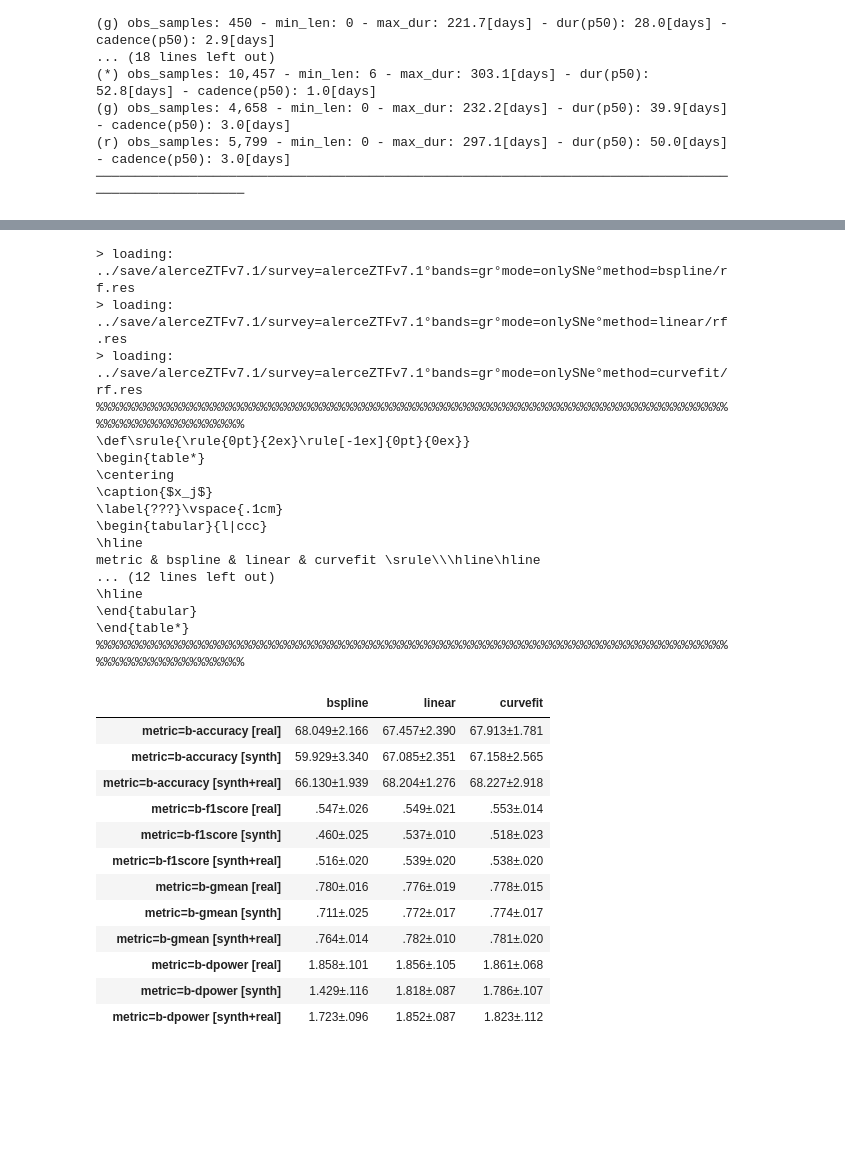
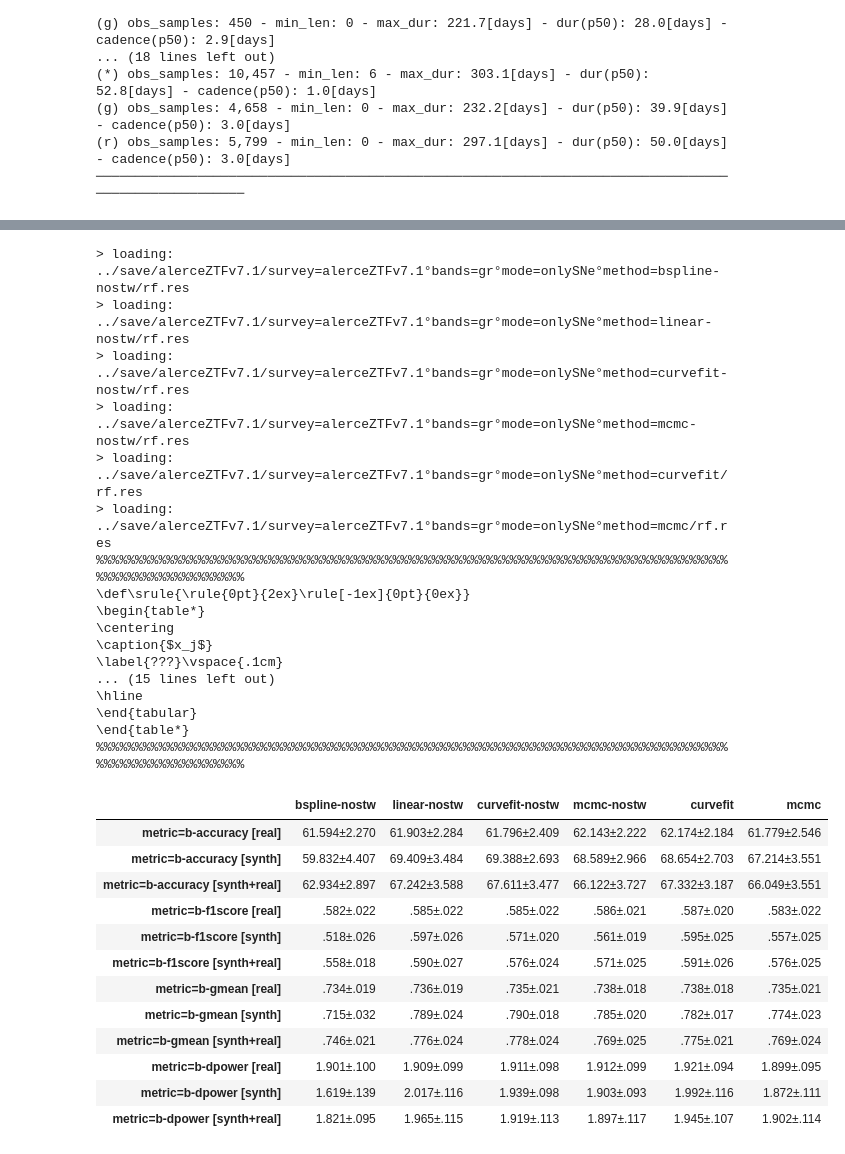
Before and after one commit to opimentel-github/astro-lightcurves-fats, a Jupyter notebook: experiments/random_forest.ipynb, the cells around one changed output, grey strips where cells are left out. Drawn from its saved outputs; the diff is of its cells as text; code cells hidden in the pictures; blank space fills up the shorter version.

```diff
--- a/experiments/random_forest.ipynb
+++ b/experiments/random_forest.ipynb
@@ -75,7 +75,7 @@ import matplotlib.pyplot as plt
 
 max_model_ids = 100
 test_lcset_name = 'val' # val test
-methods = ['curvefit', 'bspline', 'linear']
+methods = ['bspline-nostw', 'linear-nostw', 'curvefit-nostw', 'mcmc-nostw', 'curvefit', 'mcmc']
 #methods = ['linear']
 for method in methods:
     new_cfilename = f'{cfilename}°method={method}'
@@ -83,10 +83,11 @@ for method in methods:
     lcdataset = load_lcdataset(filedir)
     #print(lcdataset);assert 0
     rf_results = {}
+    cmethod = method.replace('-nostw', '')
     train_configs = [
         ('train', False),
-        (f'train.{method}', False),
-        (f'train.{method}', True),
+        (f'train.{cmethod}', False),
+        (f'train.{cmethod}', True),
     ]
     for (train_lcset_name,add_real_samples) in train_configs:
         load_rootdir = f'../save/{survey}/{new_cfilename}/features'
@@ -131,8 +144,8 @@ from flamingchoripan.datascience.statistics import XError
 from flamingchoripan.latex.latex_tables import LatexTable
 import pandas as pd
 
-methods = ['bspline', 'linear', 'curvefit']
-#methods = ['curvefit']
+methods = ['bspline-nostw', 'linear-nostw', 'curvefit-nostw', 'mcmc-nostw', 'curvefit', 'mcmc']
+#methods = ['linear']
 n_decimals = 3
 info_dict = {}
 for km,method in enumerate(methods):
@@ -141,57 +154,59 @@ for km,method in enumerate(methods):
     rf_results = load_pickle(load_filedir)
     model_ids = list(rf_results['train'].keys())
     d = {}
+    cmethod = method.replace('-nostw', '')
     for m in ['b-accuracy', 'b-f1score', 'b-gmean', 'b-dpower']:
         if km==0:
             info_dict[f'metric={m} [real]'] = {}
             info_dict[f'metric={m} [synth]'] = {}
             info_dict[f'metric={m} [synth+real]'] = {}
         info_dict[f'metric={m} [real]'][method] = XError([rf_results[f'train'][id]['metrics_dict'][m] for id in model_ids], n_decimals=n_decimals)
-        info_dict[f'metric={m} [synth]'][method] = XError([rf_results[f'train.{method}'][id]['metrics_dict'][m] for id in model_ids], n_decimals=n_decimals)
-        info_dict[f'metric={m} [synth+real]'][method] = XError([rf_results[f'train.{method}+real'][id]['metrics_dict'][m] for id in model_ids], n_decimals=n_decimals)
+        info_dict[f'metric={m} [synth]'][method] = XError([rf_results[f'train.{cmethod}'][id]['metrics_dict'][m] for id in model_ids], n_decimals=n_decimals)
+        info_dict[f'metric={m} [synth+real]'][method] = XError([rf_results[f'train.{cmethod}+real'][id]['metrics_dict'][m] for id in model_ids], n_decimals=n_decimals)
 
 info_df = pd.DataFrame.from_dict(info_dict, orient='index').reindex(list(info_dict.keys()))
 
 latex_kwargs = {
     'caption':'$x_j$',
     'label':'???',
-    'bold_criteriums':'max',
+    #'bold_criteriums':'max',
     #'custom_tabular_align':'l|cc|cc|cc',
 }
 latex_table = LatexTable(info_df, **latex_kwargs)
 print(latex_table)
 info_df
+# % \multicolumn{2}{c}{63.09$\pm$2.81}
 # %% [output]
-> loading: ../save/alerceZTFv7.1/survey=alerceZTFv7.1°bands=gr°mode=onlySNe°method=bspline/rf.res
-> loading: ../save/alerceZTFv7.1/survey=alerceZTFv7.1°bands=gr°mode=onlySNe°method=linear/rf.res
+> loading: ../save/alerceZTFv7.1/survey=alerceZTFv7.1°bands=gr°mode=onlySNe°method=bspline-nostw/rf.res
+> loading: ../save/alerceZTFv7.1/survey=alerceZTFv7.1°bands=gr°mode=onlySNe°method=linear-nostw/rf.res
+> loading: ../save/alerceZTFv7.1/survey=alerceZTFv7.1°bands=gr°mode=onlySNe°method=curvefit-nostw/rf.res
+> loading: ../save/alerceZTFv7.1/survey=alerceZTFv7.1°bands=gr°mode=onlySNe°method=mcmc-nostw/rf.res
 > loading: ../save/alerceZTFv7.1/survey=alerceZTFv7.1°bands=gr°mode=onlySNe°method=curvefit/rf.res
+> loading: ../save/alerceZTFv7.1/survey=alerceZTFv7.1°bands=gr°mode=onlySNe°method=mcmc/rf.res
 %%%%%%%%%%%%%%%%%%%%%%%%%%%%%%%%%%%%%%%%%%%%%%%%%%%%%%%%%%%%%%%%%%%%%%%%%%%%%%%%%%%%%%%%%%%%%%%%%%%%
 \def\srule{\rule{0pt}{2ex}\rule[-1ex]{0pt}{0ex}}
 \begin{table*}
 \centering
 \caption{$x_j$}
 \label{???}\vspace{.1cm}
-\begin{tabular}{l|ccc}
-\hline
-metric & bspline & linear & curvefit \srule\\\hline\hline
-... (12 lines left out)
+... (15 lines left out)
 \hline
 \end{tabular}
 \end{table*}
 %%%%%%%%%%%%%%%%%%%%%%%%%%%%%%%%%%%%%%%%%%%%%%%%%%%%%%%%%%%%%%%%%%%%%%%%%%%%%%%%%%%%%%%%%%%%%%%%%%%%
-|  | bspline | linear | curvefit |
-| metric=b-accuracy [real] | 68.049±2.166 | 67.457±2.390 | 67.913±1.781 |
-| metric=b-accuracy [synth] | 59.929±3.340 | 67.085±2.351 | 67.158±2.565 |
-| metric=b-accuracy [synth+real] | 66.130±1.939 | 68.204±1.276 | 68.227±2.918 |
-| metric=b-f1score [real] | .547±.026 | .549±.021 | .553±.014 |
-| metric=b-f1score [synth] | .460±.025 | .537±.010 | .518±.023 |
-| metric=b-f1score [synth+real] | .516±.020 | .539±.020 | .538±.020 |
-| metric=b-gmean [real] | .780±.016 | .776±.019 | .778±.015 |
-| metric=b-gmean [synth] | .711±.025 | .772±.017 | .774±.017 |
-| metric=b-gmean [synth+real] | .764±.014 | .782±.010 | .781±.020 |
-| metric=b-dpower [real] | 1.858±.101 | 1.856±.105 | 1.861±.068 |
-| metric=b-dpower [synth] | 1.429±.116 | 1.818±.087 | 1.786±.107 |
-| metric=b-dpower [synth+real] | 1.723±.096 | 1.852±.087 | 1.823±.112 |
+|  | bspline-nostw | linear-nostw | curvefit-nostw | mcmc-nostw | curvefit | mcmc |
+| metric=b-accuracy [real] | 61.594±2.270 | 61.903±2.284 | 61.796±2.409 | 62.143±2.222 | 62.174±2.184 | 61.779±2.546 |
+| metric=b-accuracy [synth] | 59.832±4.407 | 69.409±3.484 | 69.388±2.693 | 68.589±2.966 | 68.654±2.703 | 67.214±3.551 |
+| metric=b-accuracy [synth+real] | 62.934±2.897 | 67.242±3.588 | 67.611±3.477 | 66.122±3.727 | 67.332±3.187 | 66.049±3.551 |
+| metric=b-f1score [real] | .582±.022 | .585±.022 | .585±.022 | .586±.021 | .587±.020 | .583±.022 |
+| metric=b-f1score [synth] | .518±.026 | .597±.026 | .571±.020 | .561±.019 | .595±.025 | .557±.025 |
+| metric=b-f1score [synth+real] | .558±.018 | .590±.027 | .576±.024 | .571±.025 | .591±.026 | .576±.025 |
+| metric=b-gmean [real] | .734±.019 | .736±.019 | .735±.021 | .738±.018 | .738±.018 | .735±.021 |
+| metric=b-gmean [synth] | .715±.032 | .789±.024 | .790±.018 | .785±.020 | .782±.017 | .774±.023 |
+| metric=b-gmean [synth+real] | .746±.021 | .776±.024 | .778±.024 | .769±.025 | .775±.021 | .769±.024 |
+| metric=b-dpower [real] | 1.901±.100 | 1.909±.099 | 1.911±.098 | 1.912±.099 | 1.921±.094 | 1.899±.095 |
+| metric=b-dpower [synth] | 1.619±.139 | 2.017±.116 | 1.939±.098 | 1.903±.093 | 1.992±.116 | 1.872±.111 |
+| metric=b-dpower [synth+real] | 1.821±.095 | 1.965±.115 | 1.919±.113 | 1.897±.117 | 1.945±.107 | 1.902±.114 |
 # %%
 %load_ext autoreload
 %autoreload 2
```
Also changed, not shown: parts of 2 cells of this notebook, 4 other files.
